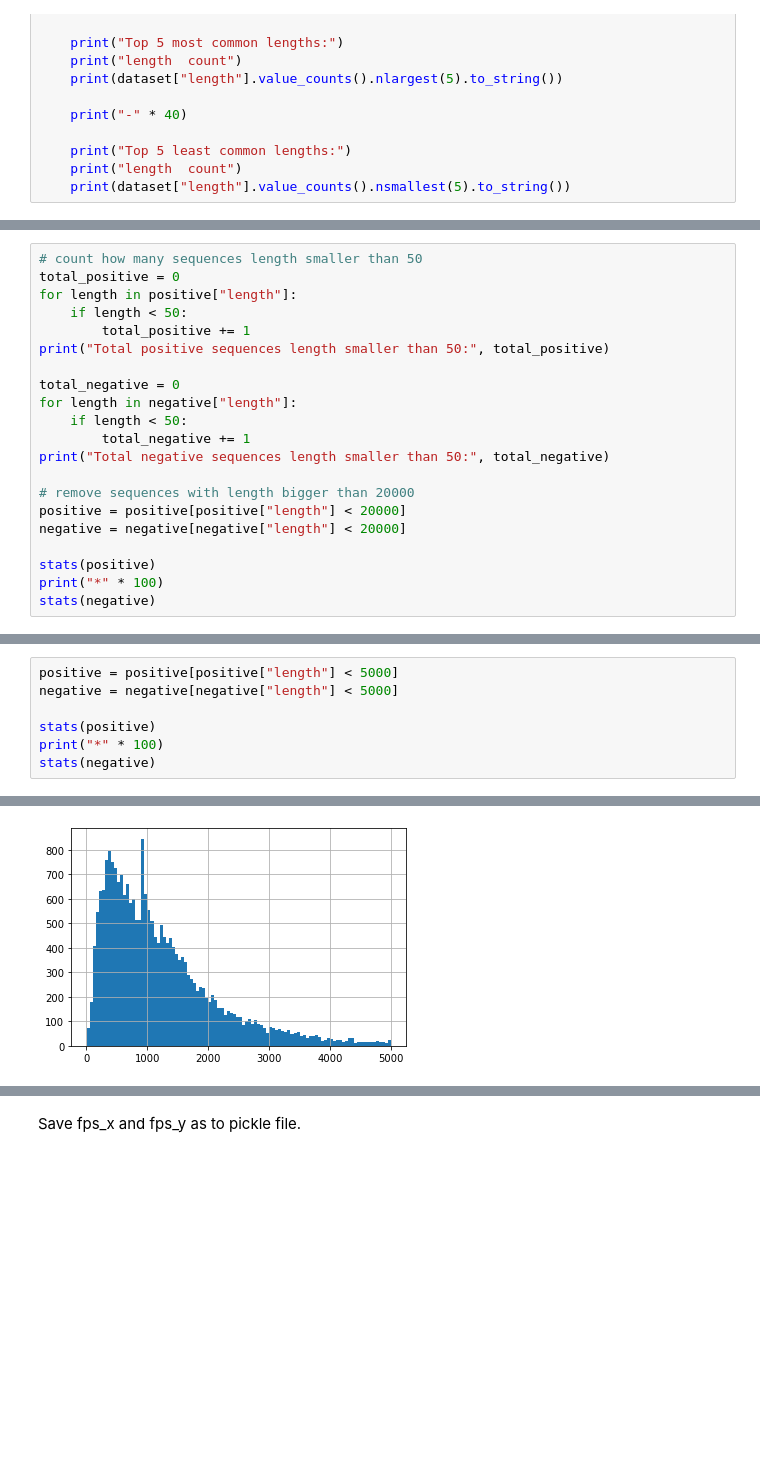
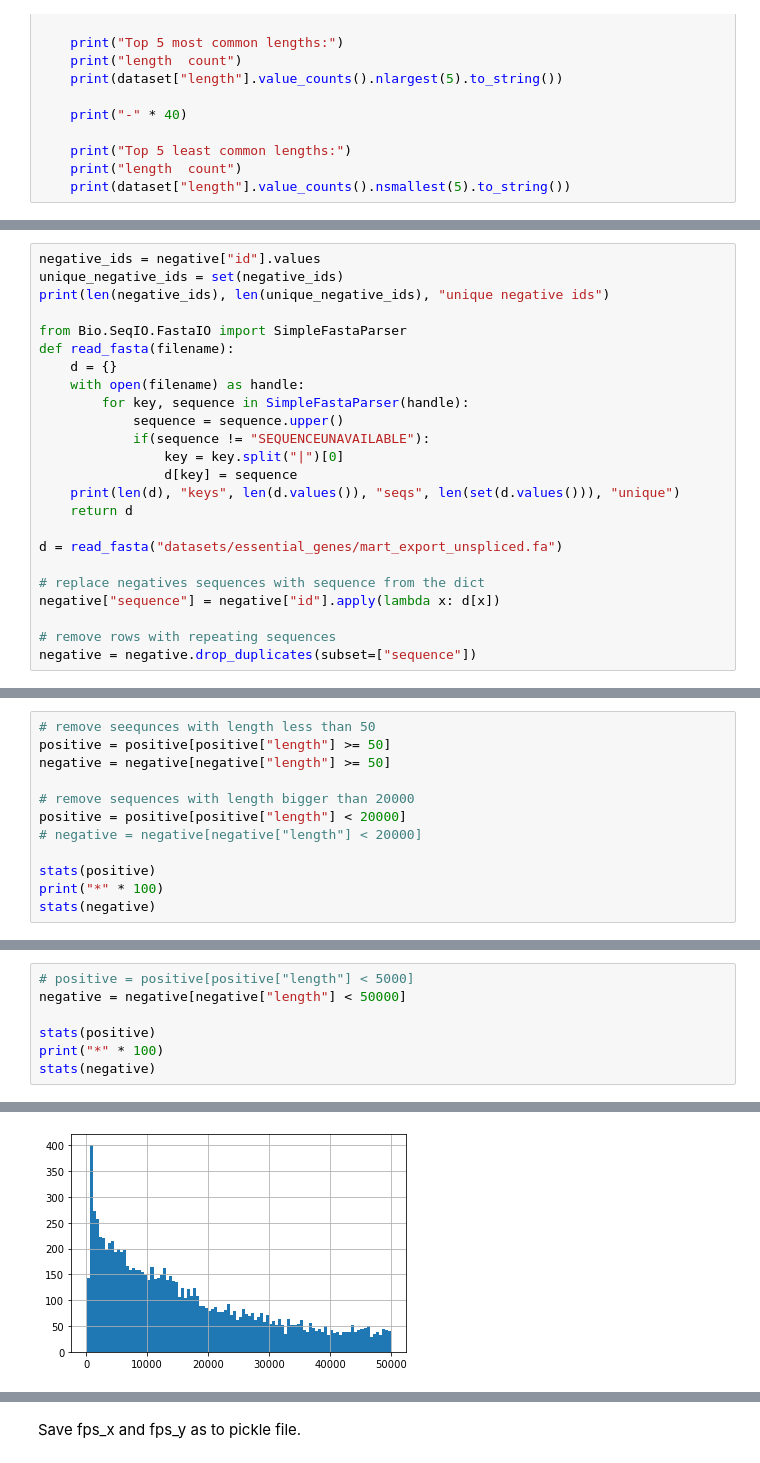
Before and after one commit to BioSystemsUM/propythia, a Jupyter notebook: src/propythia/DNA/deep_ml/DeepHE_stats.ipynb, the cells around one changed output, grey strips where cells are left out. Saved outputs shown, nothing was run; the diff lists cells and outputs as text; blank space fills up the shorter version.

```diff
--- a/src/propythia/DNA/deep_ml/DeepHE_stats.ipynb
+++ b/src/propythia/DNA/deep_ml/DeepHE_stats.ipynb
@@ -46,0 +56,24 @@ def stats(dataset):
+# %%
+negative_ids = negative["id"].values
+unique_negative_ids = set(negative_ids)
+print(len(negative_ids), len(unique_negative_ids), "unique negative ids")
+
+from Bio.SeqIO.FastaIO import SimpleFastaParser
+def read_fasta(filename):
+    d = {}
+    with open(filename) as handle:
+        for key, sequence in SimpleFastaParser(handle):
+            sequence = sequence.upper()
+            if(sequence != "SEQUENCEUNAVAILABLE"):
+                key = key.split("|")[0]
+                d[key] = sequence
+    print(len(d), "keys", len(d.values()), "seqs", len(set(d.values())), "unique")
+    return d
+
+d = read_fasta("datasets/essential_genes/mart_export_unspliced.fa")
+
+# replace negatives sequences with sequence from the dict
+negative["sequence"] = negative["id"].apply(lambda x: d[x])
+
+# remove rows with repeating sequences
+negative = negative.drop_duplicates(subset=["sequence"])
@@ -100,20 +128,11 @@ Top 5 shortest sequences:
 # %%
-# count how many sequences length smaller than 50
-total_positive = 0
-for length in positive["length"]:
-    if length < 50:
-        total_positive += 1
-print("Total positive sequences length smaller than 50:", total_positive)
-
-total_negative = 0
-for length in negative["length"]:
-    if length < 50:
-        total_negative += 1
-print("Total negative sequences length smaller than 50:", total_negative)
+# remove seequnces with length less than 50
+positive = positive[positive["length"] >= 50]
+negative = negative[negative["length"] >= 50]
 
 # remove sequences with length bigger than 20000
 positive = positive[positive["length"] < 20000]
-negative = negative[negative["length"] < 20000]
+# negative = negative[negative["length"] < 20000]
 
 stats(positive)
 print("*" * 100)
@@ -160,6 +177,6 @@ Top 5 shortest sequences:
 # %%
-positive = positive[positive["length"] < 5000]
-negative = negative[negative["length"] < 5000]
+# positive = positive[positive["length"] < 5000]
+negative = negative[negative["length"] < 50000]
 
 stats(positive)
 print("*" * 100)
@@ -185,3 +202,3 @@ Top 5 shortest sequences:
 ****************************************************************************************************
-[figure, old version]
+[figure, new version]
 ----------------------------------------
```
Also changed, not shown: parts of 6 cells of this notebook, 7 other files.
